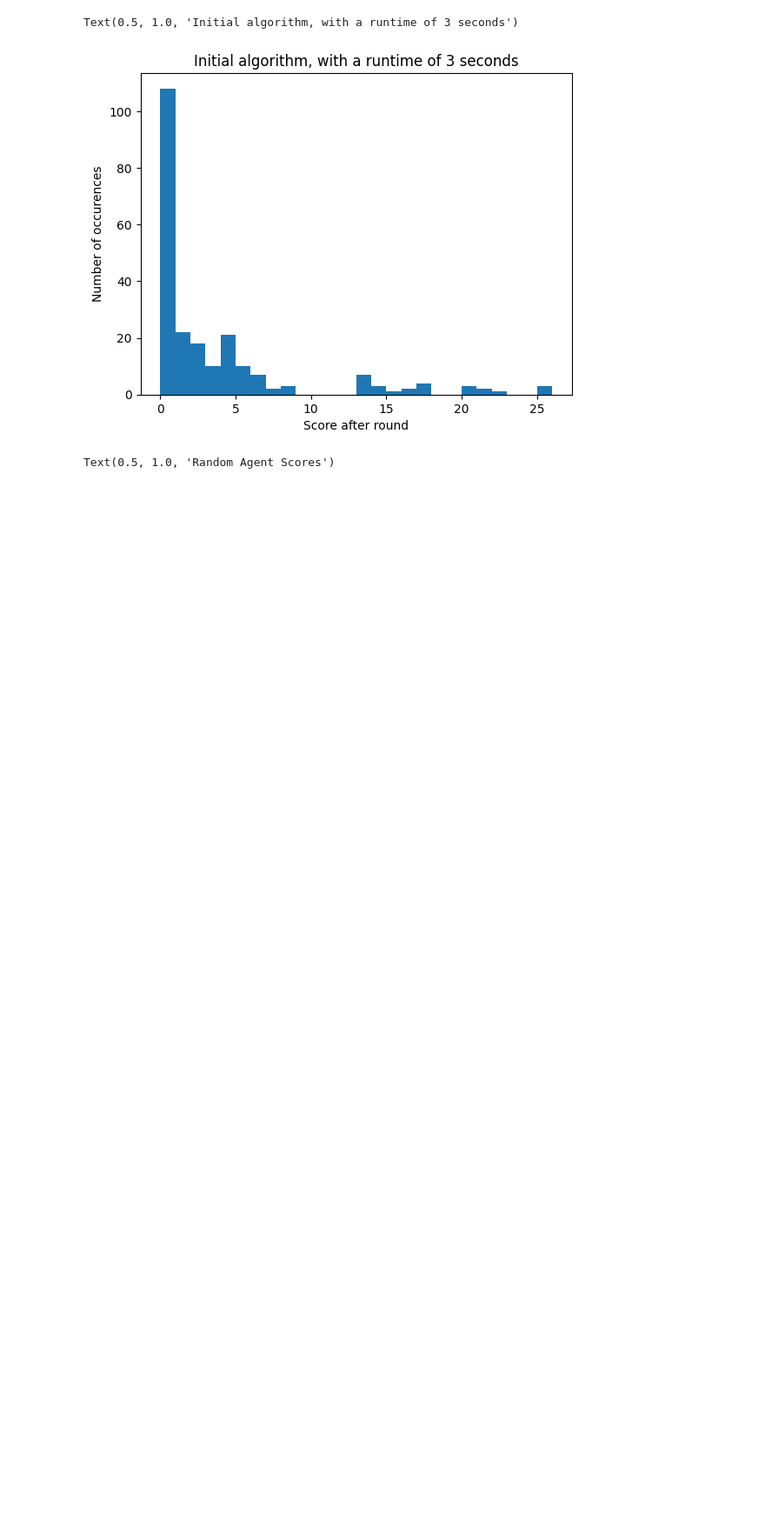
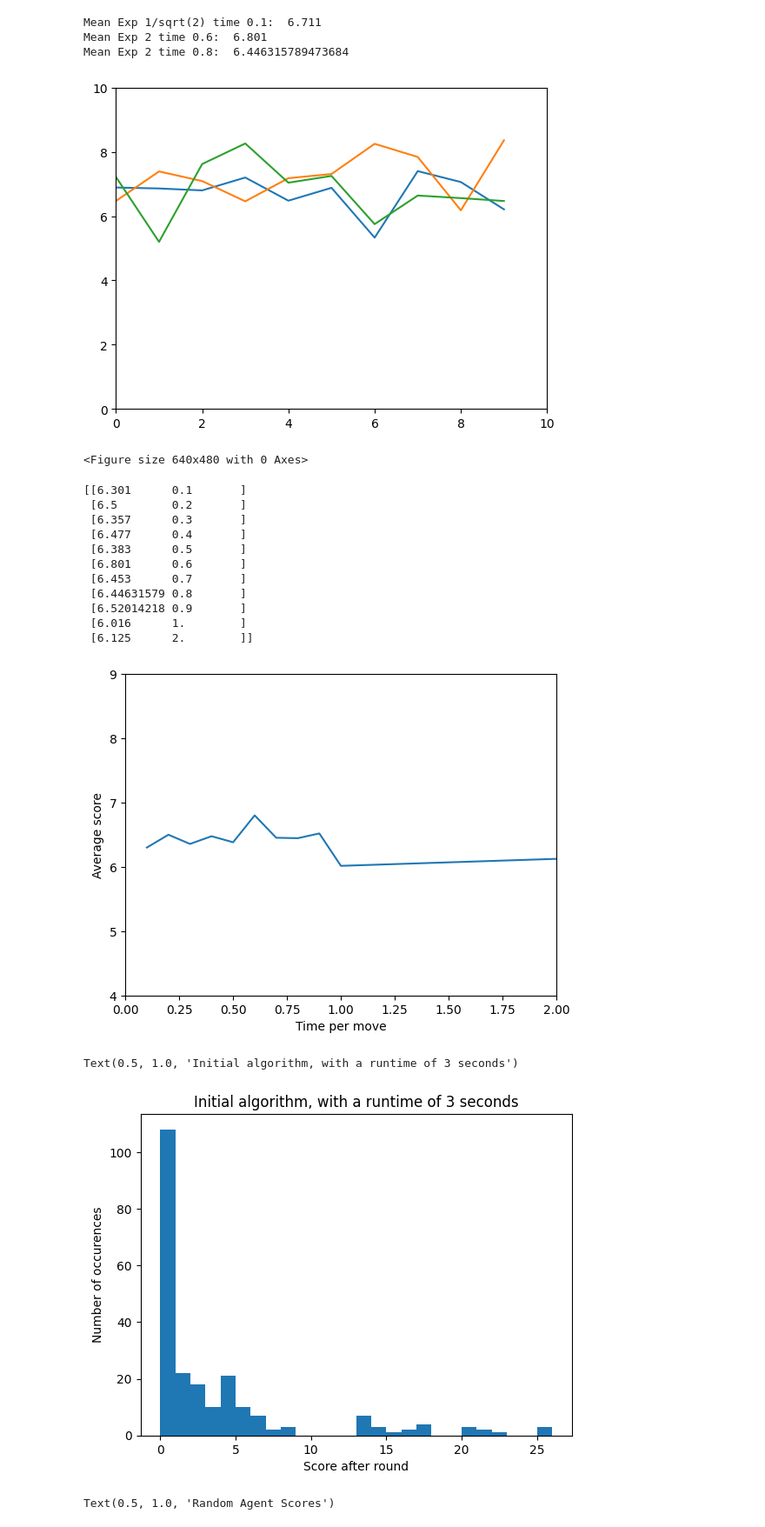
Before and after one commit to SirLeoIV/PlayIT, a Jupyter notebook: src/main/java/com/group09/playit/experiments/plots.ipynb, the cells around one changed output. Shown at 87% size. Cells and saved outputs as stored; diff of their text form; code cells hidden in the pictures; blank space fills up the shorter version.

```diff
--- a/src/main/java/com/group09/playit/experiments/plots.ipynb
+++ b/src/main/java/com/group09/playit/experiments/plots.ipynb
@@ -30,3 +135,68 @@ scores_Lowest_Smart = data_Lowest_Smart['LowestAgent']
+# %%
+mean_over_time_1 = np.empty(10)
+mean_over_time_2 = np.empty(10)
+mean_over_time_3 = np.empty(10)
+counter = 0
+for i in range(10):
+    mean_1 = np.mean(scores_MCTSSmart_Smart_Time_0_1_EXP_1_OVER_SQRT_2[counter*100:(counter+1)*100])
+    mean_over_time_1[counter] = mean_1
+    mean_2 = np.mean(scores_MCTS_Smart[counter*100:(counter+1)*100])
+    mean_over_time_2[counter] = mean_2
+    mean_3 = np.mean(scores_MCTSSmart_Smart_Time_0_6[counter*100:(counter+1)*100])
+    mean_over_time_3[counter] = mean_3
+    counter += 1
+
+print("Mean Exp 1/sqrt(2) time 0.1: ", np.mean(scores_MCTSSmart_Smart_Time_0_1_EXP_1_OVER_SQRT_2))
+print("Mean Exp 2 time 0.6: ", np.mean(scores_MCTSSmart_Smart_Time_0_6))
+print("Mean Exp 2 time 0.8: ", np.mean(scores_MCTSSmart_Smart_Time_0_8))
+#plt.hist(scores_MCTSSmart_Smart_Time_2,bins=26)
+plt.plot(mean_over_time_1)
+plt.plot(mean_over_time_2)
+plt.plot(mean_over_time_3)
+plt.axis([0, len(mean_over_time_2), 0, 10])
+
+plt.figure(2)
+plt.show()
+
+
+means = np.empty(shape=[11, 2])
+means[0] = [np.mean(scores_MCTSSmart_Smart_Time_0_1), 0.1]
+means[1] = [np.mean(scores_MCTSSmart_Smart_Time_0_2), 0.2]
+means[2] = [np.mean(scores_MCTSSmart_Smart_Time_0_3), 0.3]
+means[3] = [np.mean(scores_MCTSSmart_Smart_Time_0_4), 0.4]
+means[4] = [np.mean(scores_MCTSSmart_Smart_Time_0_5), 0.5]
+means[5] = [np.mean(scores_MCTSSmart_Smart_Time_0_6), 0.6]
+means[6] = [np.mean(scores_MCTSSmart_Smart_Time_0_7), 0.7]
+means[7] = [np.mean(scores_MCTSSmart_Smart_Time_0_8), 0.8]
+means[8] = [np.mean(scores_MCTSSmart_Smart_Time_0_9), 0.9]
+means[9] = [np.mean(scores_MCTSSmart_Smart_Time_1), 1]
+means[10] = [np.mean(scores_MCTSSmart_Smart_Time_2), 2]
+
+
+plt.plot(means[:,1], means[:,0])
+plt.xlabel('Time per move')
+plt.ylabel('Average score')
+plt.axis([0, 2, 4, 9])
+
+print(means)
+# %% [output]
+Mean Exp 1/sqrt(2) time 0.1:  6.711
+Mean Exp 2 time 0.6:  6.801
+Mean Exp 2 time 0.8:  6.446315789473684
+[figure, added]
+<Figure size 640x480 with 0 Axes>
+[[6.301      0.1       ]
+ [6.5        0.2       ]
+ [6.357      0.3       ]
+ [6.477      0.4       ]
+ [6.383      0.5       ]
+ [6.801      0.6       ]
+ [6.453      0.7       ]
+ [6.44631579 0.8       ]
+ [6.52014218 0.9       ]
+ [6.016      1.        ]
+ [6.125      2.        ]]
+[figure, added]
 # %%
 
 result_values = []
```
Also changed, not shown: parts of 2 cells of this notebook, 19 other files.
